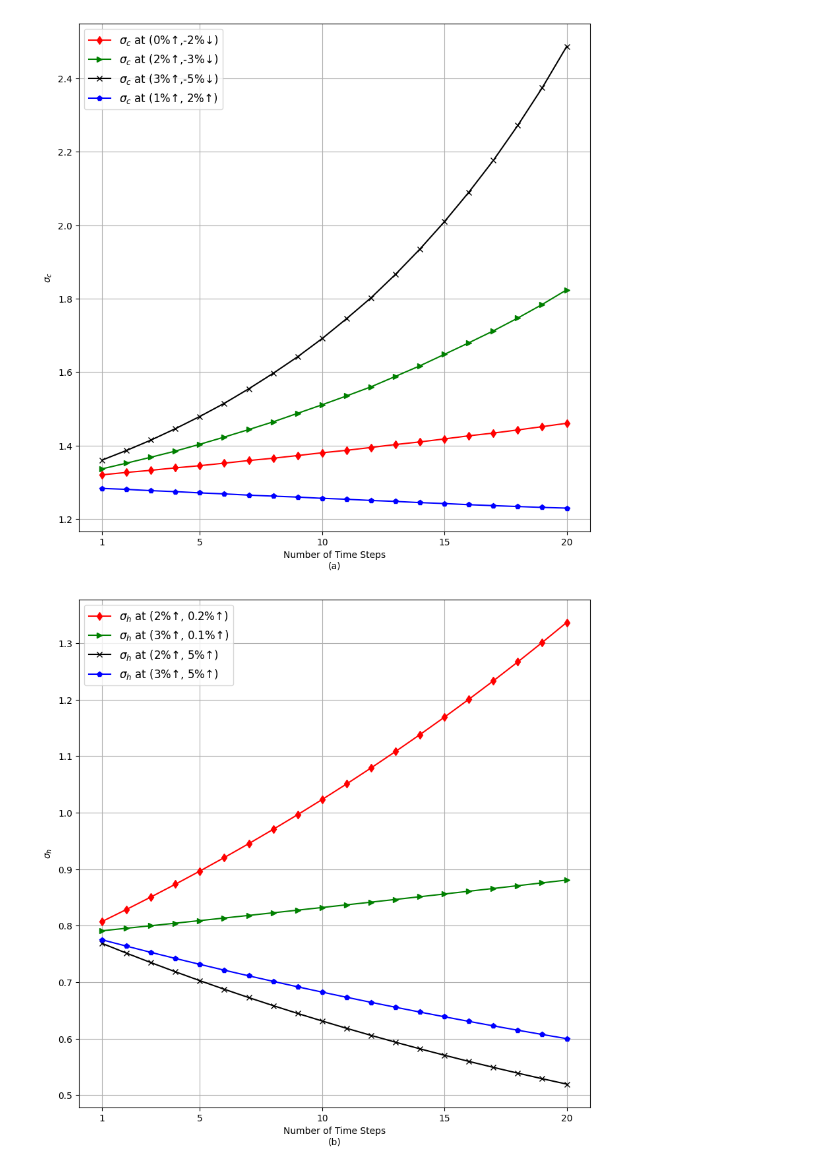
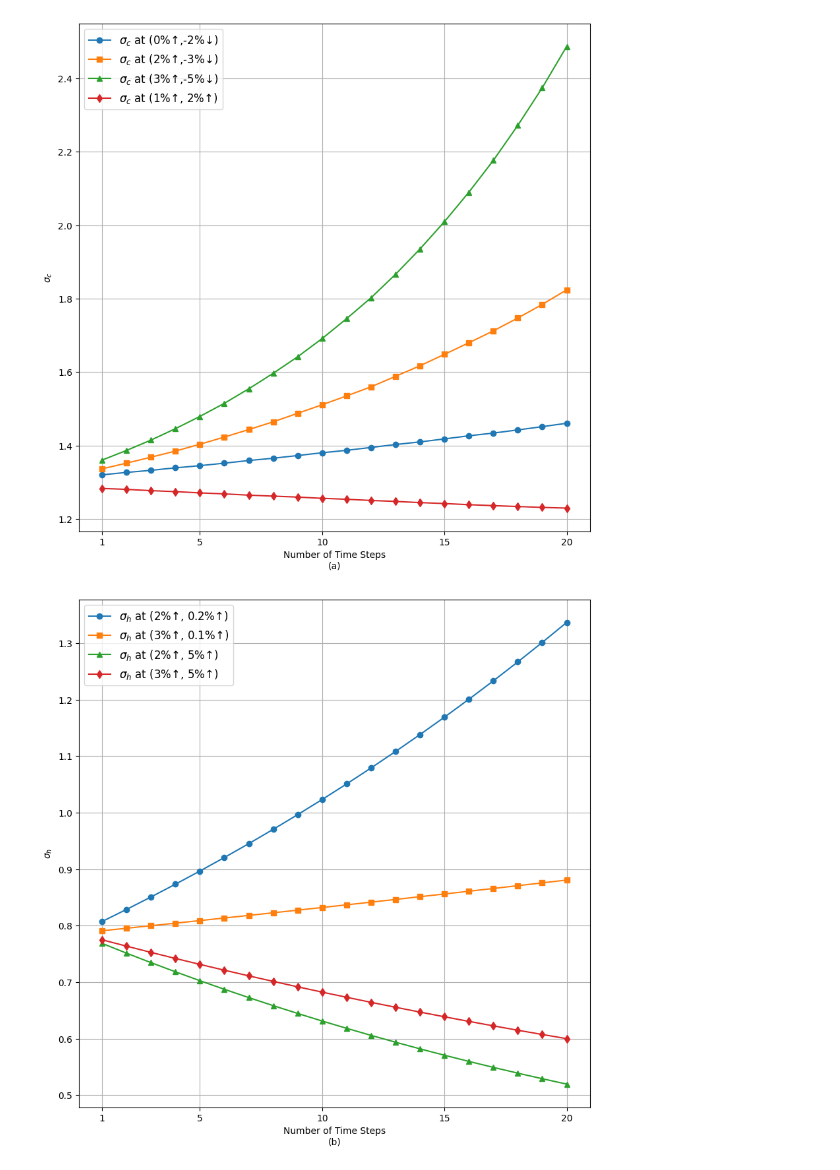
Before and after one commit to ARK159/Evolutionary-Theory, a Jupyter notebook: graph_evo.ipynb, the cells around one changed output. Cells and saved outputs as stored; diff of their text form; code cells hidden in the pictures.

```diff
--- a/graph_evo.ipynb
+++ b/graph_evo.ipynb
@@ -45,38 +45,38 @@ for i in timestep:
     sigma_c53 = (demand_53 / custlist53[i]) + np.exp((custlist53[i] - next_cust53) / custlist53[i])
     sigma_c55 = (demand_55 / custlist55[i]) + np.exp((custlist55[i] - next_cust55) / custlist55[i])
     sigma_c22 = (demand_22 / custlist22[i] ) + np.exp((custlist22[i] - next_cust22) / custlist22[i])
 
     valList33.append(sigma_c33)
     valList53.append(sigma_c53)
     valList55.append(sigma_c55)
     valList22.append(sigma_c22)
 
     custlist33.append(next_cust33)
     custlist53.append(next_cust53)
     custlist55.append(next_cust55)
     custlist22.append(next_cust22)
 
 custlist33.pop()
 custlist53.pop()
 custlist55.pop()
 custlist22.pop()
 
 plt.figure(figsize=(10, 10))
 # plt.subplot(1, 2, 1)
-plt.plot(timestep+1, valList33, '-dr', label='$\sigma_c$ at (0%$\u2191$,-2%$\u2193$)')
-plt.plot(timestep+1, valList53, '->g', label='$\sigma_c$ at (2%$\u2191$,-3%$\u2193$)')
-plt.plot(timestep+1, valList55, '-xk', label='$\sigma_c$ at (3%$\u2191$,-5%$\u2193$)')
-plt.plot(timestep+1, valList22, '-pb', label='$\sigma_c$ at (1%$\u2191$, 2%$\u2191$)')
+plt.plot(timestep+1, valList33, marker='o', label='$\sigma_c$ at (0%$\u2191$,-2%$\u2193$)')
+plt.plot(timestep+1, valList53, marker='s', label='$\sigma_c$ at (2%$\u2191$,-3%$\u2193$)')
+plt.plot(timestep+1, valList55, marker='^', label='$\sigma_c$ at (3%$\u2191$,-5%$\u2193$)')
+plt.plot(timestep+1, valList22, marker='d', label='$\sigma_c$ at (1%$\u2191$, 2%$\u2191$)')
 plt.xlabel('Number of Time Steps\n(a)')
 plt.ylabel(ylabel='$\sigma_c$')
 plt.xticks([1, 5, 10, 15, 20])
 
 # plt.xlim(-1,20)
 font_props = fm.FontProperties(size=12)  # Adjust the size value as desired
 plt.legend(prop=font_props)
 plt.grid(True)
 # %% [output]
-[figure, old version]
+[figure, new version]
 # %%
 import matplotlib.pyplot as plt
 import numpy as np
@@ -143,10 +143,10 @@ for hr6 in timestep:
 plt.figure(figsize=(10, 10))
 
 # Plotting the four scenarios
-plt.plot(timestep, hrval22, '-dr', label='$\sigma_{h}$ at (2%$\u2191$, 0.2%$\u2191$)')
-plt.plot(timestep, hrval221, '->g', label='$\sigma_{h}$ at (3%$\u2191$, 0.1%$\u2191$)')
-plt.plot(timestep, hrval52, '-xk', label='$\sigma_{h}$ at (2%$\u2191$, 5%$\u2191$)')
-plt.plot(timestep, hrval521, '-pb', label='$\sigma_{h}$ at (3%$\u2191$, 5%$\u2191$)')
+plt.plot(timestep, hrval22, marker='o', label='$\sigma_{h}$ at (2%$\u2191$, 0.2%$\u2191$)')
+plt.plot(timestep, hrval221, marker='s', label='$\sigma_{h}$ at (3%$\u2191$, 0.1%$\u2191$)')
+plt.plot(timestep, hrval52, marker='^', label='$\sigma_{h}$ at (2%$\u2191$, 5%$\u2191$)')
+plt.plot(timestep, hrval521, marker='d', label='$\sigma_{h}$ at (3%$\u2191$, 5%$\u2191$)')
 
 plt.xlabel('Number of Time Steps\n(b)')
 plt.ylabel('$\sigma_{h}$')
@@ -157,7 +157,7 @@ plt.legend(prop=font_props)
 plt.grid(True)
 plt.show()
 # %% [output]
-[figure, old version]
+[figure, new version]
 # %%
 #for sigma_t=(P_area/C_area)*((BW_h)/(BW_h+BW_l))
 ##1
```
Also changed, not shown: parts of 3 cells of this notebook, 1 other file.
